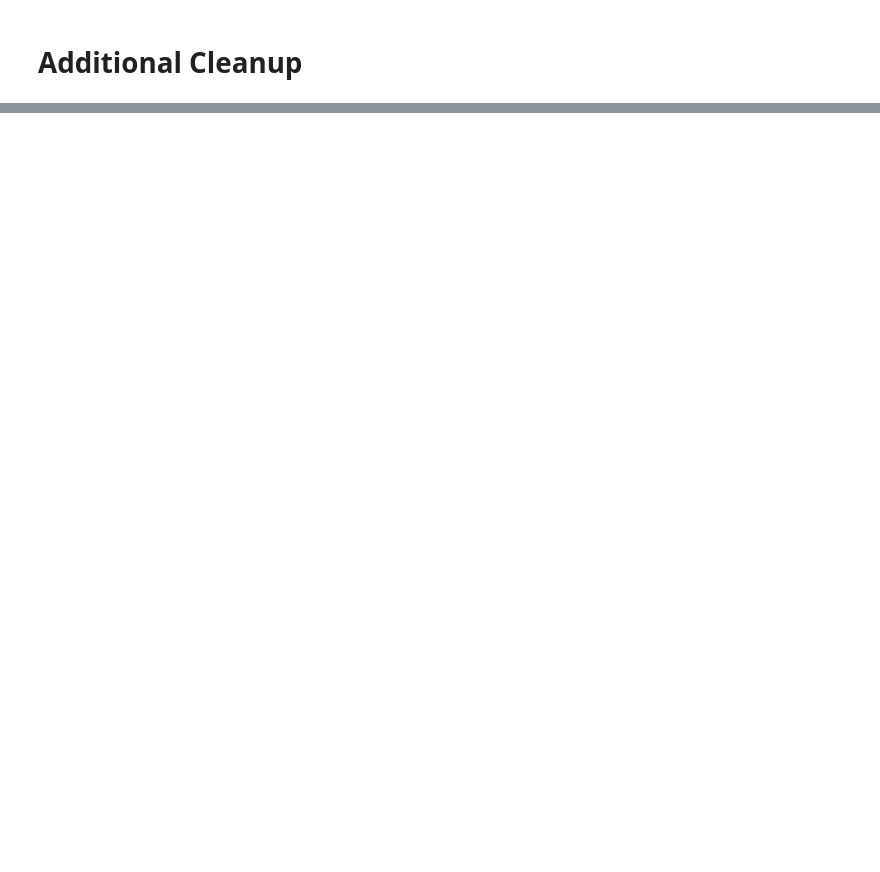
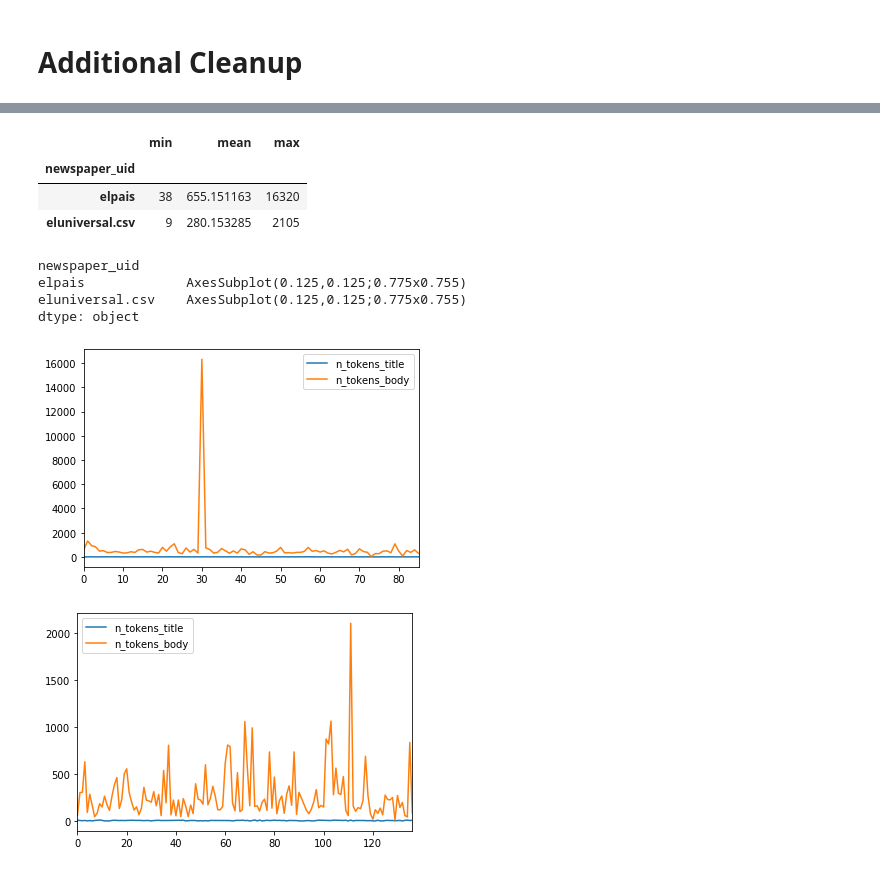
Before and after one commit to RobertGarciaM/DataFramePython, a Jupyter notebook: DataFrame.ipynb, the cells around one changed output, grey strips where cells are left out. Drawn from its saved outputs; the diff is of its cells as text; code cells hidden in the pictures; blank space fills up the shorter version.

```diff
--- a/DataFrame.ipynb
+++ b/DataFrame.ipynb
@@ -279,0 +448,16 @@ Length: 199, dtype: object
+# %%
+grouped['n_tokens_body'].agg(['min','mean','max'])
+# %% [output]
+|  | min | mean | max |
+| newspaper_uid |  |  |  |
+| elpais | 38 | 655.151163 | 16320 |
+| eluniversal.csv | 9 | 280.153285 | 2105 |
+# %%
+grouped.plot()
+# %% [output]
+newspaper_uid
+elpais             AxesSubplot(0.125,0.125;0.775x0.755)
+eluniversal.csv    AxesSubplot(0.125,0.125;0.775x0.755)
+dtype: object
+[figure, added]
+[figure, added]
```
Also changed, not shown: parts of 21 cells of this notebook, 4 other files.
